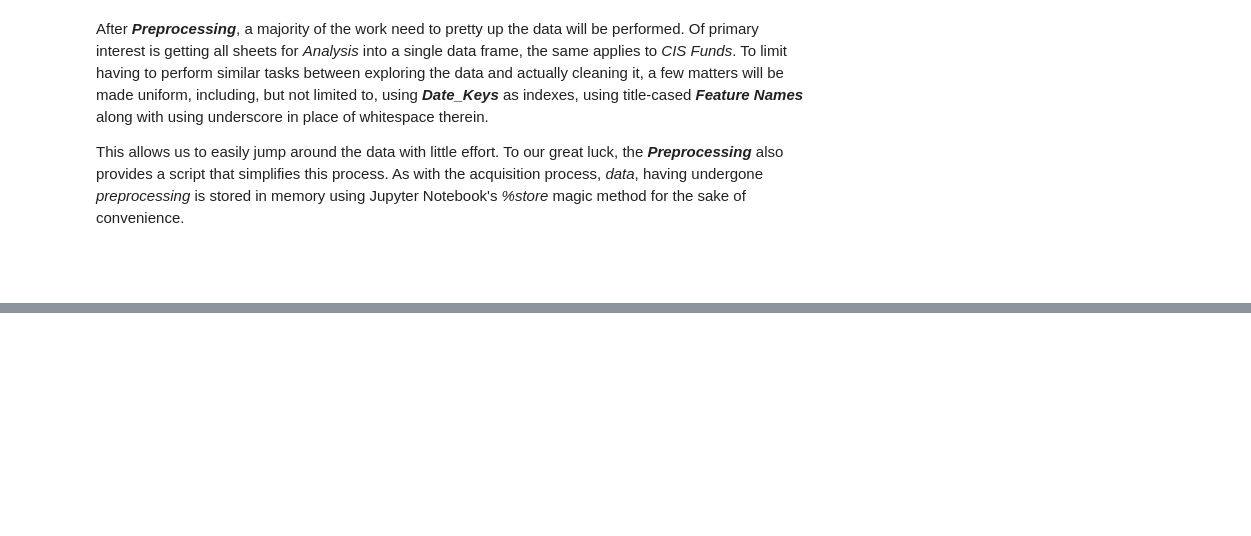
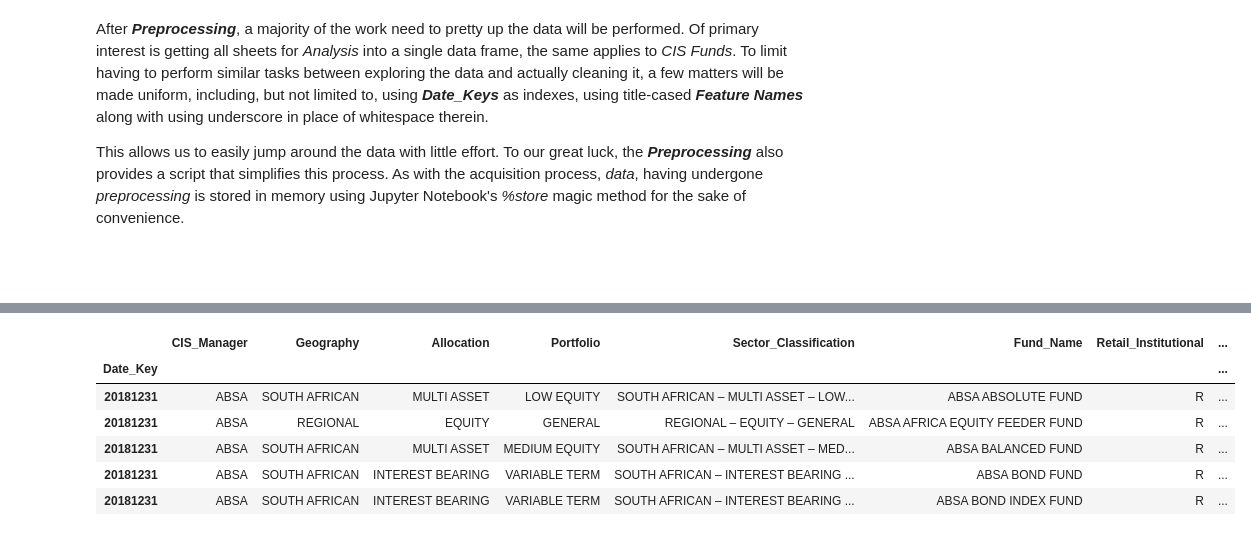
Before and after one commit to MondeAnna/data-ingestion, a Jupyter notebook: notebook/data_ingestion_prep_asisa_flows.ipynb, the cells around one changed output, grey strips where cells are left out. Saved outputs shown, nothing was run; the diff lists cells and outputs as text; code cells hidden in the pictures; blank space fills up the shorter version.

```diff
--- a/notebook/data_ingestion_prep_asisa_flows.ipynb
+++ b/notebook/data_ingestion_prep_asisa_flows.ipynb
@@ -123,0 +205,10 @@ if "analysis_std" not in globals():
+# %%
+data_explorer.sample_of_analysis(date_key=20181231)
+# %% [output]
+|  | CIS_Manager | Geography | Allocation | Portfolio | Sector_Classification | Fund_Name | Retail_Institutional | ... |
+| Date_Key |  |  |  |  |  |  |  | ... |
+| 20181231 | ABSA | SOUTH AFRICAN | MULTI ASSET | LOW EQUITY | SOUTH AFRICAN – MULTI ASSET – LOW... | ABSA ABSOLUTE FUND | R | ... |
+| 20181231 | ABSA | REGIONAL | EQUITY | GENERAL | REGIONAL – EQUITY – GENERAL | ABSA AFRICA EQUITY FEEDER FUND | R | ... |
+| 20181231 | ABSA | SOUTH AFRICAN | MULTI ASSET | MEDIUM EQUITY | SOUTH AFRICAN – MULTI ASSET – MED... | ABSA BALANCED FUND | R | ... |
+| 20181231 | ABSA | SOUTH AFRICAN | INTEREST BEARING | VARIABLE TERM | SOUTH AFRICAN – INTEREST BEARING ... | ABSA BOND FUND | R | ... |
+| 20181231 | ABSA | SOUTH AFRICAN | INTEREST BEARING | VARIABLE TERM | SOUTH AFRICAN – INTEREST BEARING ... | ABSA BOND INDEX FUND | R | ... |
```
Also changed, not shown: parts of 50 cells of this notebook, 1 other file.
